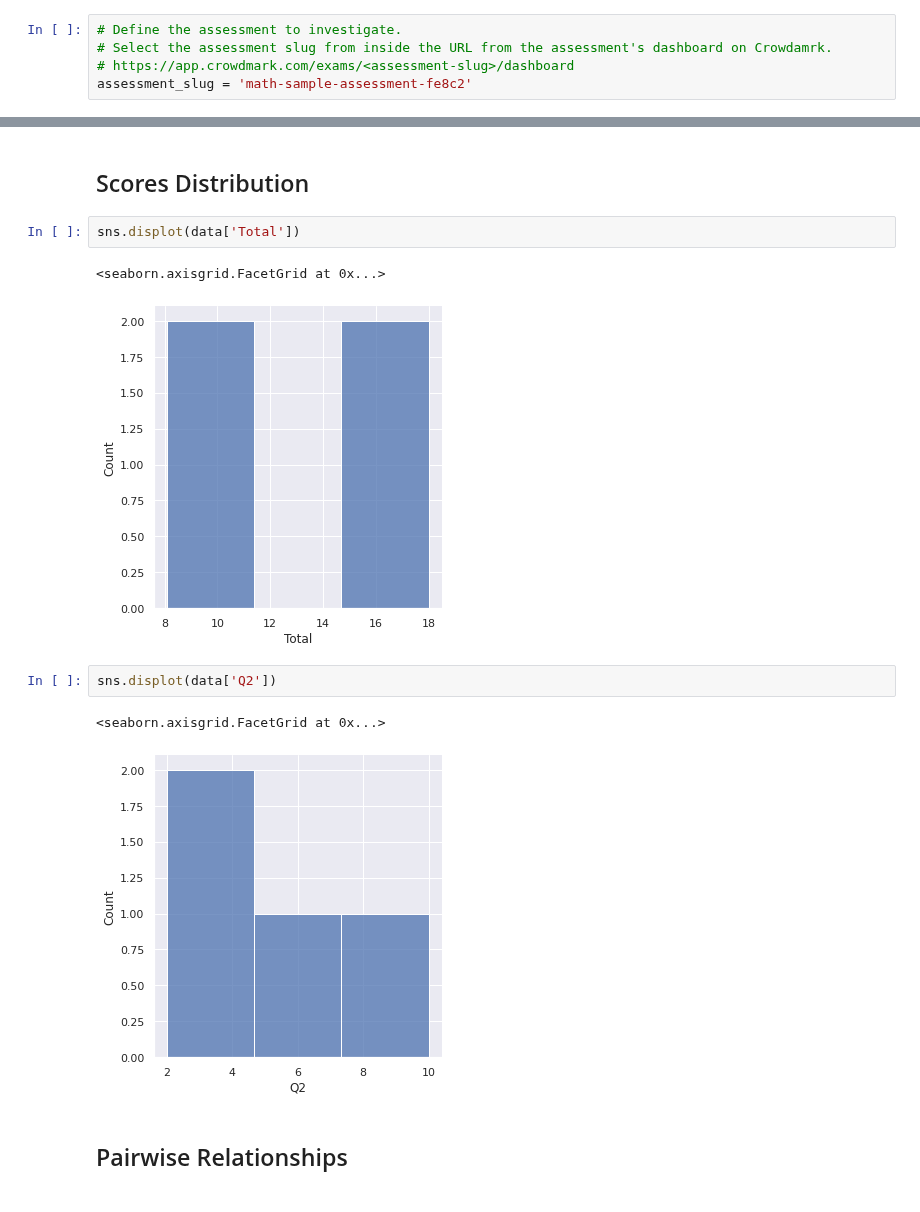
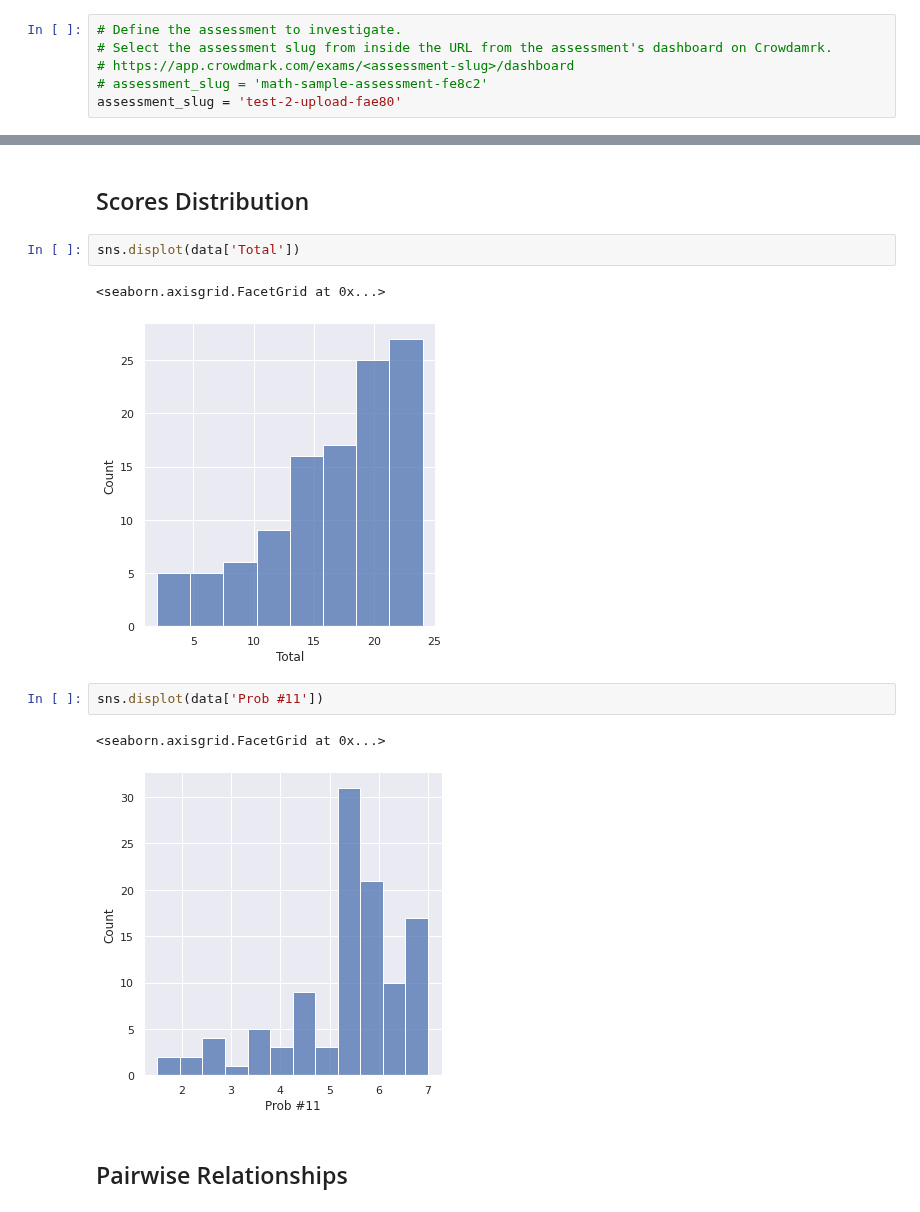
Before and after one commit to colliand/cm-api-experiments, a Jupyter notebook: scores-csv-visualization-public.ipynb, the cells around one changed output, grey strips where cells are left out. Saved outputs shown, nothing was run; the diff lists cells and outputs as text.

```diff
--- a/scores-csv-visualization-public.ipynb
+++ b/scores-csv-visualization-public.ipynb
@@ -56,7 +56,8 @@ cm = 'https://app.crowdmark.com'
 # Define the assessment to investigate.
 # Select the assessment slug from inside the URL from the assessment's dashboard on Crowdamrk.
 # https://app.crowdmark.com/exams/<assessment-slug>/dashboard
-assessment_slug = 'math-sample-assessment-fe8c2'
+# assessment_slug = 'math-sample-assessment-fe8c2'
+assessment_slug = 'test-2-upload-fae80'
 # %%
 #URL for API, Crowdmark API URL in this case
 url = 'https://app.crowdmark.com/api/assessments/' + assessment_slug + '/results.csv' + '?api_key=' + apiKey
@@ -126,12 +130,12 @@ Index(['Q1', 'Q2', 'Q3'], dtype='object')
 sns.displot(data['Total'])
 # %% [output]
 <seaborn.axisgrid.FacetGrid at 0x...>
-[figure, old version]
+[figure, new version]
 # %%
-sns.displot(data['Q2'])
+sns.displot(data['Prob #11'])
 # %% [output]
 <seaborn.axisgrid.FacetGrid at 0x...>
-[figure, old version]
+[figure, new version]
 # %% [markdown]
 ## Pairwise Relationships
 # %%
```
Also changed, not shown: parts of 9 cells of this notebook, 2 other files.
